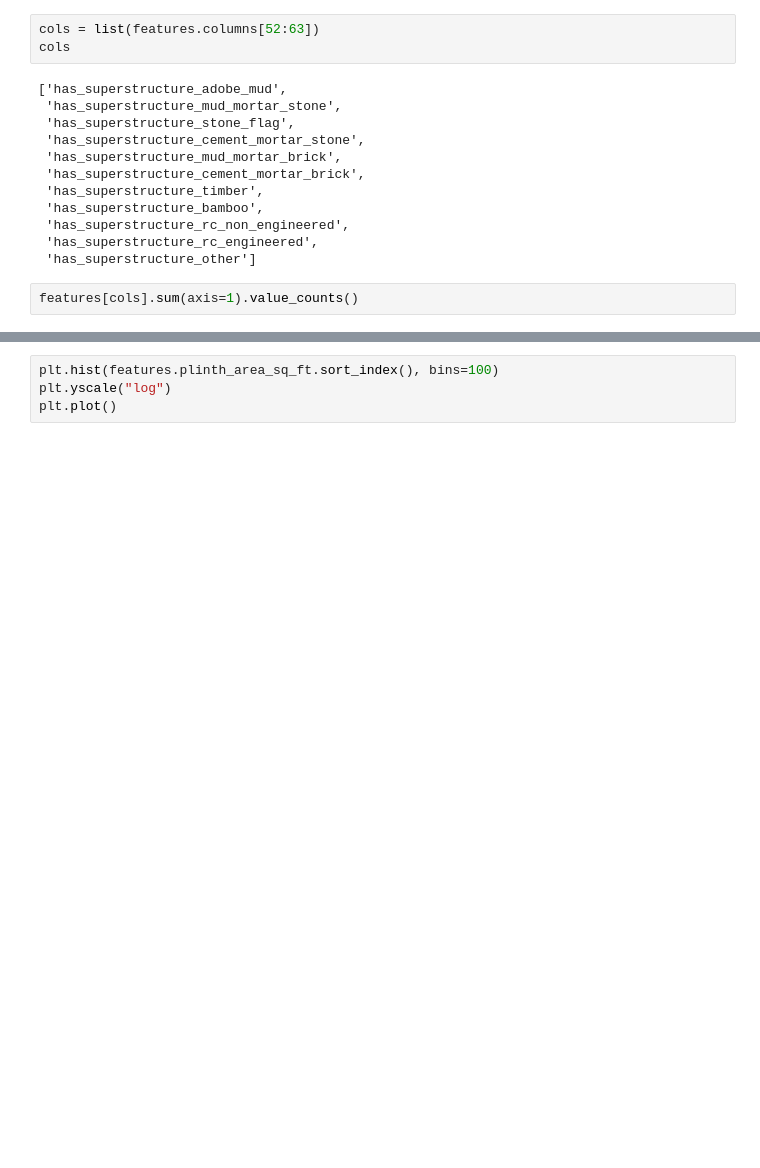
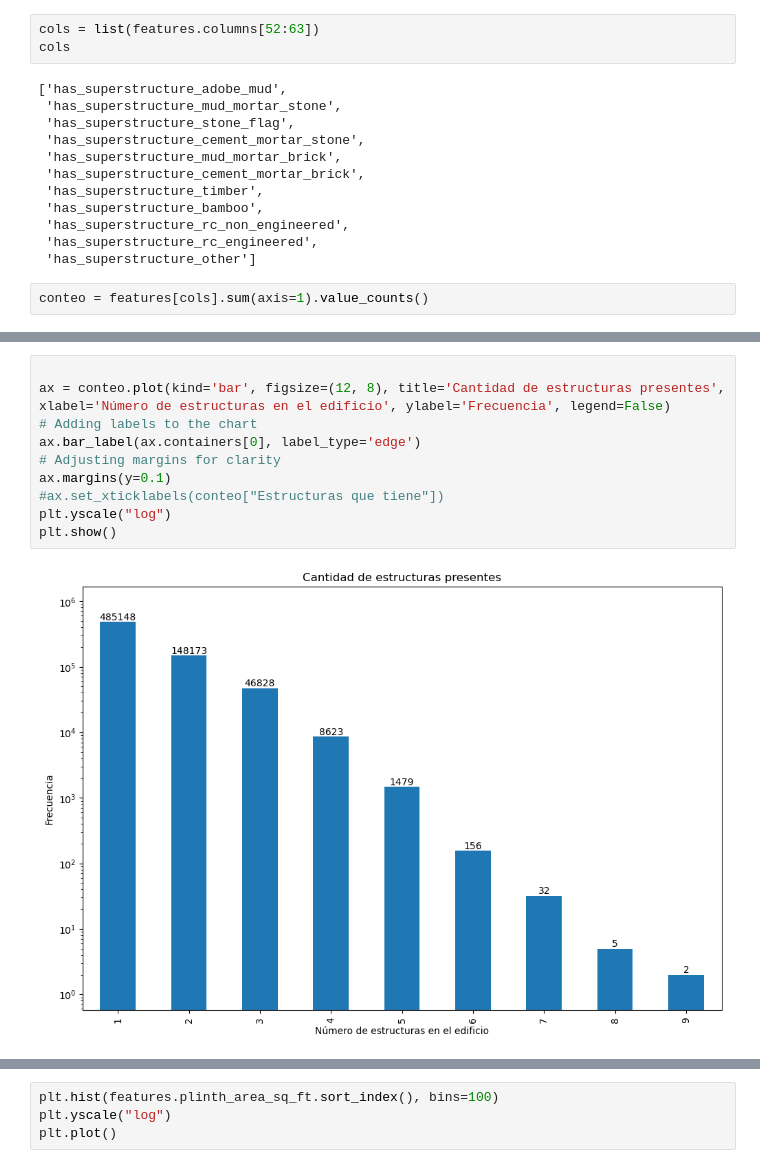
Before and after one commit to JuanitoNob/earthquakes-, a Jupyter notebook: proyecto_earthquake.ipynb, the cells around one changed output, grey strips where cells are left out. Saved outputs shown, nothing was run; the diff lists cells and outputs as text; blank space fills up the shorter version.

```diff
--- a/proyecto_earthquake.ipynb
+++ b/proyecto_earthquake.ipynb
@@ -1489,4 +1512,4 @@ cols
  'has_superstructure_rc_engineered',
  'has_superstructure_other']
 # %%
-features[cols].sum(axis=1).value_counts()
+conteo = features[cols].sum(axis=1).value_counts()
@@ -1519 +1540,13 @@ Name: 690443, dtype: object
+# %%
+
+ax = conteo.plot(kind='bar', figsize=(12, 8), title='Cantidad de estructuras presentes', xlabel='Número de estructuras en el edificio', ylabel='Frecuencia', legend=False)
+# Adding labels to the chart
+ax.bar_label(ax.containers[0], label_type='edge')
+# Adjusting margins for clarity
+ax.margins(y=0.1)
+#ax.set_xticklabels(conteo["Estructuras que tiene"])
+plt.yscale("log")
+plt.show()
+# %% [output]
+[figure, added]
 # %%
```
Also changed, not shown: parts of 17 cells of this notebook.
